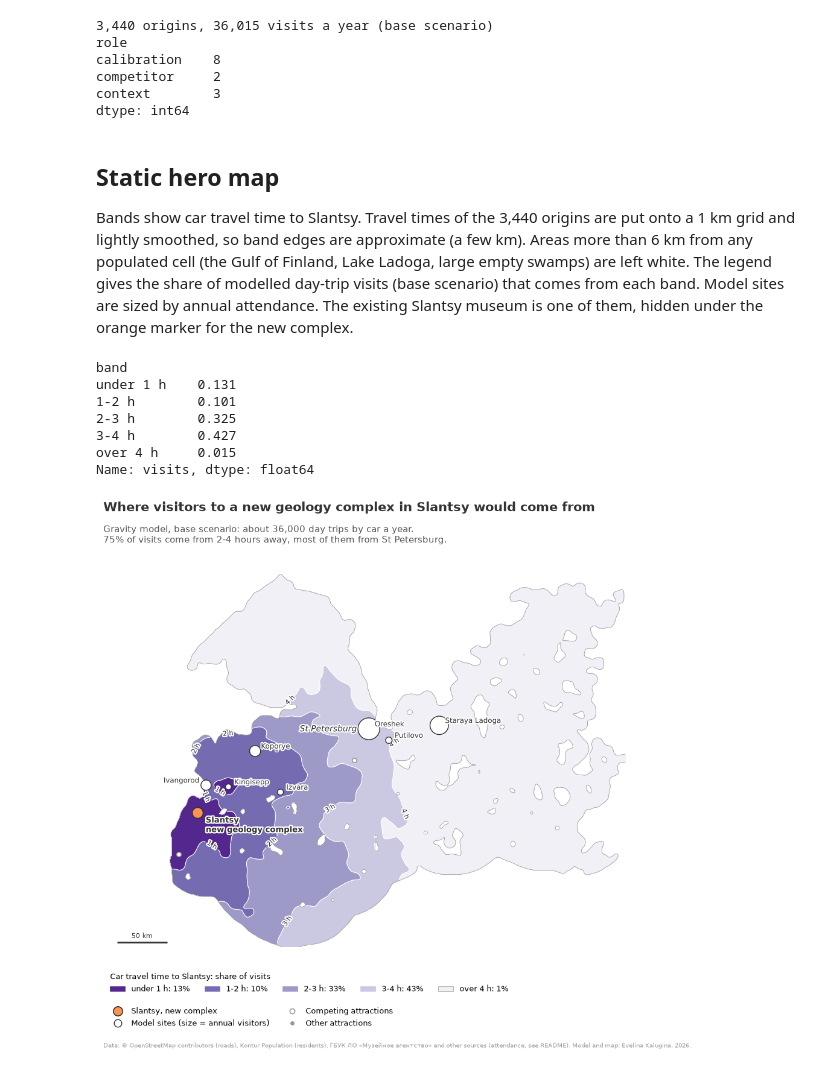
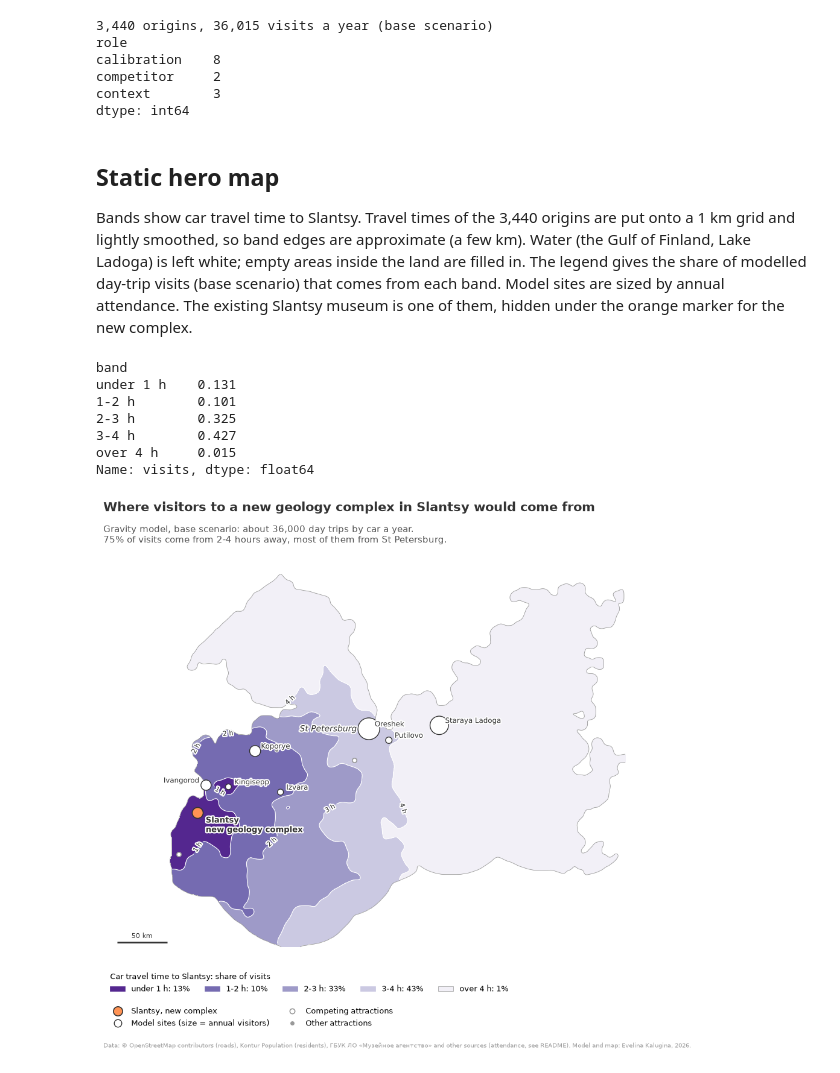
Before and after one commit to evelina-kalugina/klint-visitor-demand-model, a Jupyter notebook: notebooks/07_maps.ipynb, the cells around one changed output. Cells and saved outputs as stored; diff of their text form; code cells hidden in the pictures.

```diff
--- a/notebooks/07_maps.ipynb
+++ b/notebooks/07_maps.ipynb
@@ -57,7 +57,7 @@ dtype: int64
 # %% [markdown]
 ## Static hero map
 
-Bands show car travel time to Slantsy. Travel times of the 3,440 origins are put onto a 1 km grid and lightly smoothed, so band edges are approximate (a few km). Areas more than 6 km from any populated cell (the Gulf of Finland, Lake Ladoga, large empty swamps) are left white. The legend gives the share of modelled day-trip visits (base scenario) that comes from each band. Model sites are sized by annual attendance. The existing Slantsy museum is one of them, hidden under the orange marker for the new complex.
+Bands show car travel time to Slantsy. Travel times of the 3,440 origins are put onto a 1 km grid and lightly smoothed, so band edges are approximate (a few km). Water (the Gulf of Finland, Lake Ladoga) is left white; empty areas inside the land are filled in. The legend gives the share of modelled day-trip visits (base scenario) that comes from each band. Model sites are sized by annual attendance. The existing Slantsy museum is one of them, hidden under the orange marker for the new complex.
 # %%
 BANDS = [0, 60, 120, 180, 240, 10_000]
 BAND_NAMES = ["under 1 h", "1-2 h", "2-3 h", "3-4 h", "over 4 h"]
@@ -77,9 +77,10 @@ tt = griddata(pts, catch["time_min"], (gx, gy), method="linear")
 tt = np.where(np.isnan(tt), griddata(pts, catch["time_min"], (gx, gy), method="nearest"), tt)
 tt = gaussian_filter(tt, sigma=3)
 
-# keep only land near populated cells: drops the gulf, Ladoga and empty swamps
+# land = near populated cells; holes enclosed by land are filled, so only the gulf and Ladoga stay white
 dist, _ = cKDTree(pts).query(np.c_[gx.ravel(), gy.ravel()])
 populated = (dist.reshape(gx.shape) <= 6_000) & shapely.contains_xy(study.union_all(), gx, gy)
+populated = binary_fill_holes(populated)
 land = gaussian_filter(populated.astype(float), sigma=2)
 tt = np.ma.masked_where(land < 0.5, tt)
 
@@ -147,31 +148,31 @@ fig.legend(handles=band_handles, title="Car travel time to Slantsy: share of vis
 
 site_handles = [
     Line2D([0], [0], marker="o", ls="", markersize=11, markerfacecolor=ORANGE,
            markeredgecolor=DARK, markeredgewidth=1.2, label="Slantsy, new complex"),
     Line2D([0], [0], marker="o", ls="", markersize=9, markerfacecolor="white",
            markeredgecolor=DARK, label="Model sites (size = annual visitors)"),
     Line2D([0], [0], marker="o", ls="", markersize=6, markerfacecolor="white",
            markeredgecolor=GREY, markeredgewidth=1.2, label="Competing attractions"),
     Line2D([0], [0], marker="o", ls="", markersize=6, markerfacecolor=GREY,
            markeredgecolor="white", label="Other attractions"),
 ]
 fig.legend(handles=site_handles, loc="lower left", bbox_to_anchor=(0.06, 0.035), ncol=2,
            frameon=False, fontsize=9)
 
 fig.text(0.06, 0.012,
          "Data: © OpenStreetMap contributors (roads), Kontur Population (residents), "
          "ГБУК ЛО «Музейное агентство» and other sources (attendance, see README). "
          "Model and map: Evelina Kalugina, 2026.",
          fontsize=7.5, color=GREY, ha="left")
 
 fig.savefig("../figures/07_hero_map.png", dpi=200, bbox_inches="tight", facecolor="white")
 plt.show()
 # %% [output]
 band
 under 1 h    0.131
 1-2 h        0.101
 2-3 h        0.325
 3-4 h        0.427
 over 4 h     0.015
 Name: visits, dtype: float64
-[figure, old version]
+[figure, new version]
```
Also changed, not shown: parts of 2 cells of this notebook, 1 other file.
